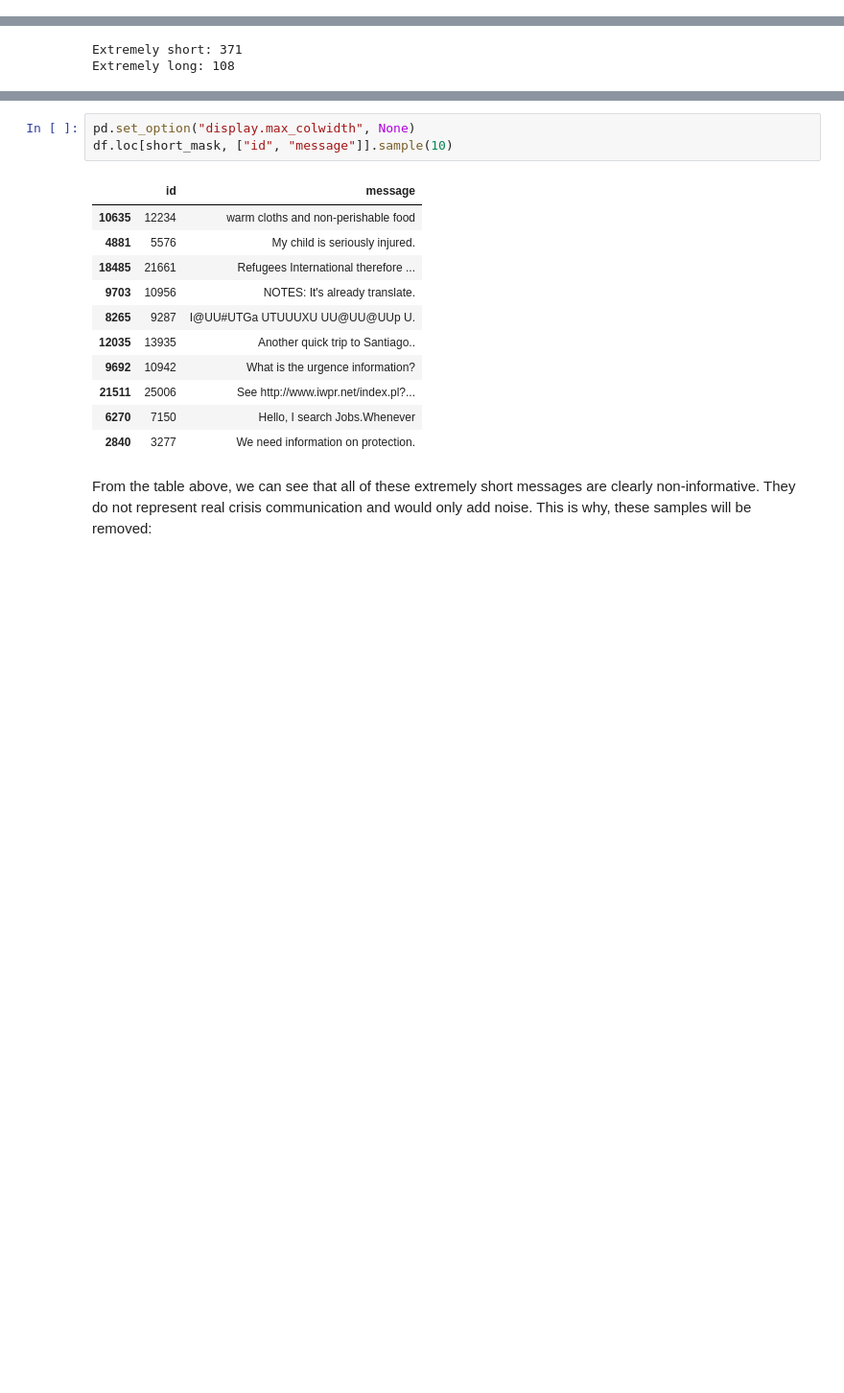
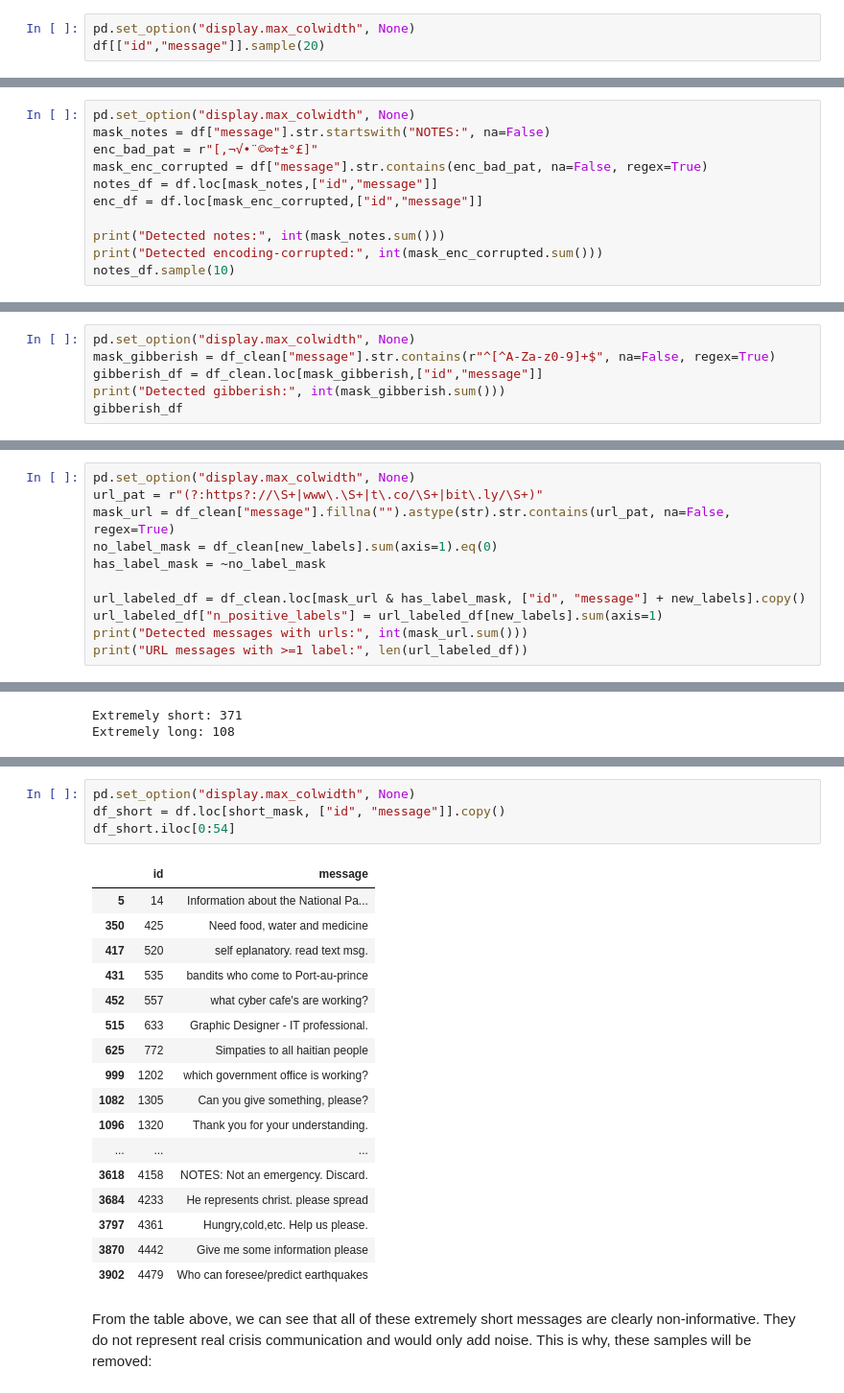
Before and after one commit to KaterinaSSlavova/Crisis-Help-Classification, a Jupyter notebook: Notebooks/02_data_provisioning.ipynb, the cells around one changed output, grey strips where cells are left out. Shown at 96% size. Drawn from its saved outputs; the diff is of its cells as text; blank space fills up the shorter version.

Commit message:
adding message quality checks

```diff
--- a/Notebooks/02_data_provisioning.ipynb
+++ b/Notebooks/02_data_provisioning.ipynb
@@ -390,0 +394,3 @@ The results above show that the only column, with detected missingness of more t
+# %%
+pd.set_option("display.max_colwidth", None)
+df[["id","message"]].sample(20)
@@ -390,0 +446,11 @@ The results above show that the only column, with detected missingness of more t
+# %%
+pd.set_option("display.max_colwidth", None)
+mask_notes = df["message"].str.startswith("NOTES:", na=False)
+enc_bad_pat = r"[‚¬√•¨©∞†±°£]"
+mask_enc_corrupted = df["message"].str.contains(enc_bad_pat, na=False, regex=True)
+notes_df = df.loc[mask_notes,["id","message"]]
+enc_df = df.loc[mask_enc_corrupted,["id","message"]]
+
+print("Detected notes:", int(mask_notes.sum()))
+print("Detected encoding-corrupted:", int(mask_enc_corrupted.sum()))
+notes_df.sample(10)
@@ -390,0 +577,6 @@ The results above show that the only column, with detected missingness of more t
+# %%
+pd.set_option("display.max_colwidth", None)
+mask_gibberish = df_clean["message"].str.contains(r"^[^A-Za-z0-9]+$", na=False, regex=True)
+gibberish_df = df_clean.loc[mask_gibberish,["id","message"]]
+print("Detected gibberish:", int(mask_gibberish.sum()))
+gibberish_df
@@ -390,0 +597,11 @@ The results above show that the only column, with detected missingness of more t
+# %%
+pd.set_option("display.max_colwidth", None)
+url_pat = r"(?:https?://\S+|www\.\S+|t\.co/\S+|bit\.ly/\S+)"
+mask_url = df_clean["message"].fillna("").astype(str).str.contains(url_pat, na=False, regex=True)
+no_label_mask = df_clean[new_labels].sum(axis=1).eq(0)
+has_label_mask = ~no_label_mask
+
+url_labeled_df = df_clean.loc[mask_url & has_label_mask, ["id", "message"] + new_labels].copy()
+url_labeled_df["n_positive_labels"] = url_labeled_df[new_labels].sum(axis=1)
+print("Detected messages with urls:", int(mask_url.sum()))
+print("URL messages with >=1 label:", len(url_labeled_df))
@@ -445,18 +666,25 @@ The results show that there are 112 extremely short and 108 extremely long messa
 # %%
 pd.set_option("display.max_colwidth", None)
-df.loc[short_mask, ["id", "message"]].sample(10)
+df_short = df.loc[short_mask, ["id", "message"]].copy()
+df_short.iloc[0:54]
 # %% [output]
 |  | id | message |
-| 10635 | 12234 | warm cloths and non-perishable food |
-| 4881 | 5576 | My child is seriously injured. |
-| 18485 | 21661 | Refugees International therefore ... |
-| 9703 | 10956 | NOTES: It's already translate. |
-| 8265 | 9287 | I@UU#UTGa UTUUUXU UU@UU@UUp U. |
-| 12035 | 13935 | Another quick trip to Santiago.. |
-| 9692 | 10942 | What is the urgence information? |
-| 21511 | 25006 | See http://www.iwpr.net/index.pl?... |
-| 6270 | 7150 | Hello, I search Jobs.Whenever |
-| 2840 | 3277 | We need information on protection. |
+| 5 | 14 | Information about the National Pa... |
+| 350 | 425 | Need food, water and medicine |
+| 417 | 520 | self eplanatory. read text msg. |
+| 431 | 535 | bandits who come to Port-au-prince |
+| 452 | 557 | what cyber cafe's are working? |
+| 515 | 633 | Graphic Designer - IT professional. |
+| 625 | 772 | Simpaties to all haitian people |
+| 999 | 1202 | which government office is working? |
+| 1082 | 1305 | Can you give something, please? |
+| 1096 | 1320 | Thank you for your understanding. |
+| ... | ... | ... |
+| 3618 | 4158 | NOTES: Not an emergency. Discard. |
+| 3684 | 4233 | He represents christ. please spread |
+| 3797 | 4361 | Hungry,cold,etc. Help us please. |
+| 3870 | 4442 | Give me some information please |
+| 3902 | 4479 | Who can foresee/predict earthquakes |
 # %% [markdown]
 From the table above, we can see that all of these extremely short messages are clearly non-informative. They do not represent real crisis communication and would only add noise. This is why, these samples will be removed:
 # %%
```
Also changed, not shown: parts of 32 cells of this notebook.
